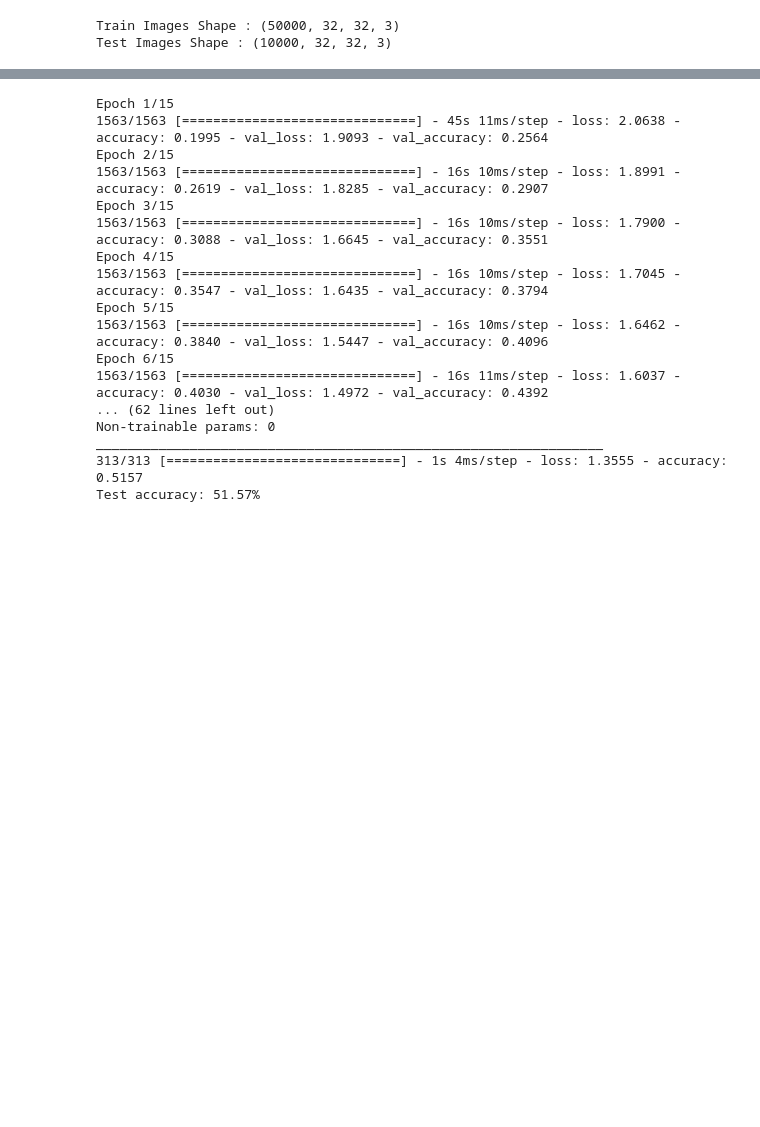
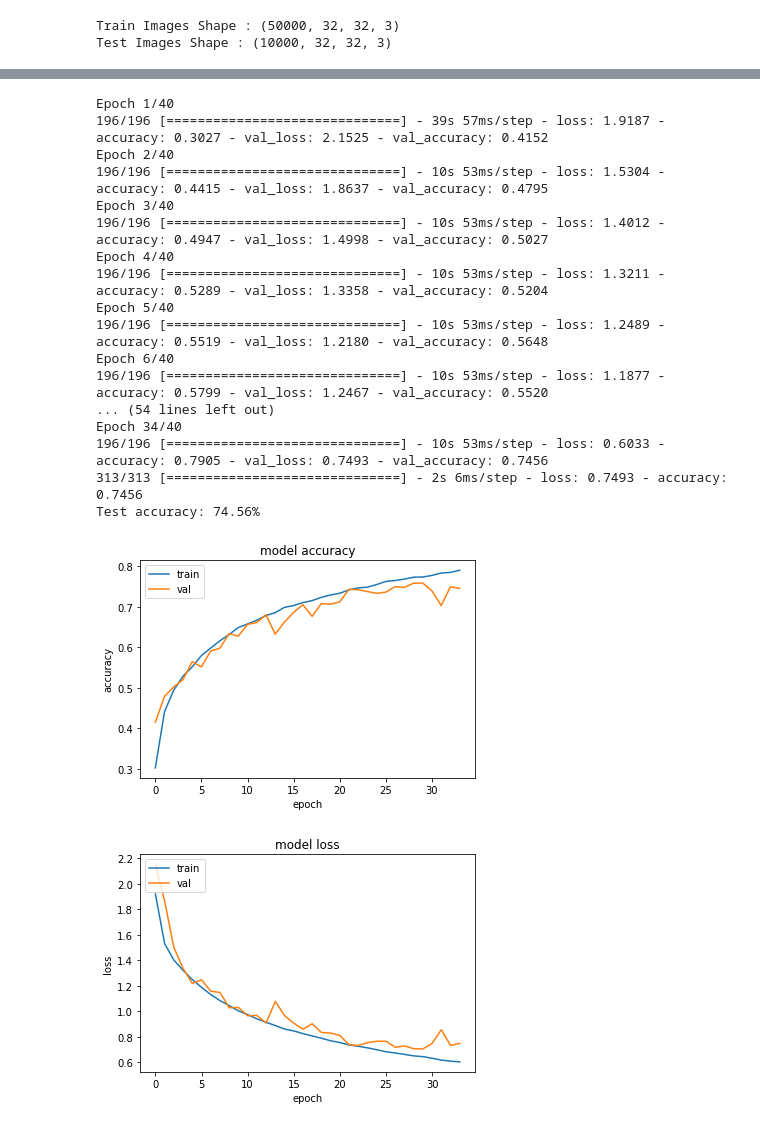
Before and after one commit to Harikrishnan6336/CIFAR-10__Image-Classifier, a Jupyter notebook: ML/CNN_training-script.ipynb, the cells around one changed output, grey strips where cells are left out. Saved outputs shown, nothing was run; the diff lists cells and outputs as text; code cells hidden in the pictures; blank space fills up the shorter version.

```diff
--- a/ML/CNN_training-script.ipynb
+++ b/ML/CNN_training-script.ipynb
@@ -41,39 +73,30 @@ model.add(layers.MaxPooling2D((2, 2)))
-# %%
-model.add(layers.Flatten())
-model.add(layers.Dense(128, activation='relu'))
-model.add(layers.Dropout(0.25))
-model.add(layers.Dense(64, activation='relu'))
-model.add(layers.Dropout(0.10))
-model.add(layers.Dense(10, activation='softmax'))
-# model.summary()
 # %%
 earlystop_callback = EarlyStopping(
-  monitor='val_loss', min_delta=0, patience=3)
+  monitor='val_loss', min_delta=0, patience=4)
+# %%
+model.compile(optimizer = tf.keras.optimizers.RMSprop(learning_rate=0.0001, decay=1e-06),
+              loss=tf.keras.losses.CategoricalCrossentropy(),
+              metrics=['accuracy'])
 # %%
-model.compile(optimizer='adam',
-              loss=tf.keras.losses.SparseCategoricalCrossentropy(),
-              metrics=['accuracy'])
-
-history = model.fit(train_images, train_labels, epochs=15, verbose=1,
-                    validation_data=(test_images, test_labels), shuffle=True, callbacks=[earlystop_callback])
-model.summary()
+history = model.fit(train_images, train_labels, epochs=40, verbose=1,
+                    validation_data=(test_images, test_labels), batch_size=256, shuffle=True, callbacks=[earlystop_callback])
 test_loss, test_accuracy = model.evaluate(test_images, test_labels)
 print("Test accuracy: {:.2f}%".format(test_accuracy * 100 ))
 # %% [output]
-Epoch 1/15
-1563/1563 [==============================] - 45s 11ms/step - loss: 2.0638 - accuracy: 0.1995 - val_loss: 1.9093 - val_accuracy: 0.2564
-Epoch 2/15
-1563/1563 [==============================] - 16s 10ms/step - loss: 1.8991 - accuracy: 0.2619 - val_loss: 1.8285 - val_accuracy: 0.2907
-Epoch 3/15
-1563/1563 [==============================] - 16s 10ms/step - loss: 1.7900 - accuracy: 0.3088 - val_loss: 1.6645 - val_accuracy: 0.3551
-Epoch 4/15
-1563/1563 [==============================] - 16s 10ms/step - loss: 1.7045 - accuracy: 0.3547 - val_loss: 1.6435 - val_accuracy: 0.3794
-Epoch 5/15
-1563/1563 [==============================] - 16s 10ms/step - loss: 1.6462 - accuracy: 0.3840 - val_loss: 1.5447 - val_accuracy: 0.4096
-Epoch 6/15
-1563/1563 [==============================] - 16s 11ms/step - loss: 1.6037 - accuracy: 0.4030 - val_loss: 1.4972 - val_accuracy: 0.4392
-... (62 lines left out)
-Non-trainable params: 0
-_________________________________________________________________
-313/313 [==============================] - 1s 4ms/step - loss: 1.3555 - accuracy: 0.5157
-Test accuracy: 51.57%
+Epoch 1/40
+196/196 [==============================] - 39s 57ms/step - loss: 1.9187 - accuracy: 0.3027 - val_loss: 2.1525 - val_accuracy: 0.4152
+Epoch 2/40
+196/196 [==============================] - 10s 53ms/step - loss: 1.5304 - accuracy: 0.4415 - val_loss: 1.8637 - val_accuracy: 0.4795
+Epoch 3/40
+196/196 [==============================] - 10s 53ms/step - loss: 1.4012 - accuracy: 0.4947 - val_loss: 1.4998 - val_accuracy: 0.5027
+Epoch 4/40
+196/196 [==============================] - 10s 53ms/step - loss: 1.3211 - accuracy: 0.5289 - val_loss: 1.3358 - val_accuracy: 0.5204
+Epoch 5/40
+196/196 [==============================] - 10s 53ms/step - loss: 1.2489 - accuracy: 0.5519 - val_loss: 1.2180 - val_accuracy: 0.5648
+Epoch 6/40
+196/196 [==============================] - 10s 53ms/step - loss: 1.1877 - accuracy: 0.5799 - val_loss: 1.2467 - val_accuracy: 0.5520
+... (54 lines left out)
+Epoch 34/40
+196/196 [==============================] - 10s 53ms/step - loss: 0.6033 - accuracy: 0.7905 - val_loss: 0.7493 - val_accuracy: 0.7456
+313/313 [==============================] - 2s 6ms/step - loss: 0.7493 - accuracy: 0.7456
+Test accuracy: 74.56%
@@ -89,3 +103,23 @@ test_loss, test_acc = model.evaluate(test_images,  test_labels, verbose=2)
+# %%
+plt.plot(history.history['accuracy'])
+plt.plot(history.history['val_accuracy'])
+plt.title('model accuracy')
+plt.ylabel('accuracy')
+plt.xlabel('epoch')
+plt.legend(['train', 'val'], loc='upper left')
+plt.show()
+
+
+plt.plot(history.history['loss'])
+plt.plot(history.history['val_loss'])
+plt.title('model loss')
+plt.ylabel('loss')
+plt.xlabel('epoch')
+plt.legend(['train', 'val'], loc='upper left')
+plt.show()
+# %% [output]
+[figure, added]
+[figure, added]
 # %%
 model.save('my_model.h5')
 # %%
```
Also changed, not shown: parts of 7 cells of this notebook.
